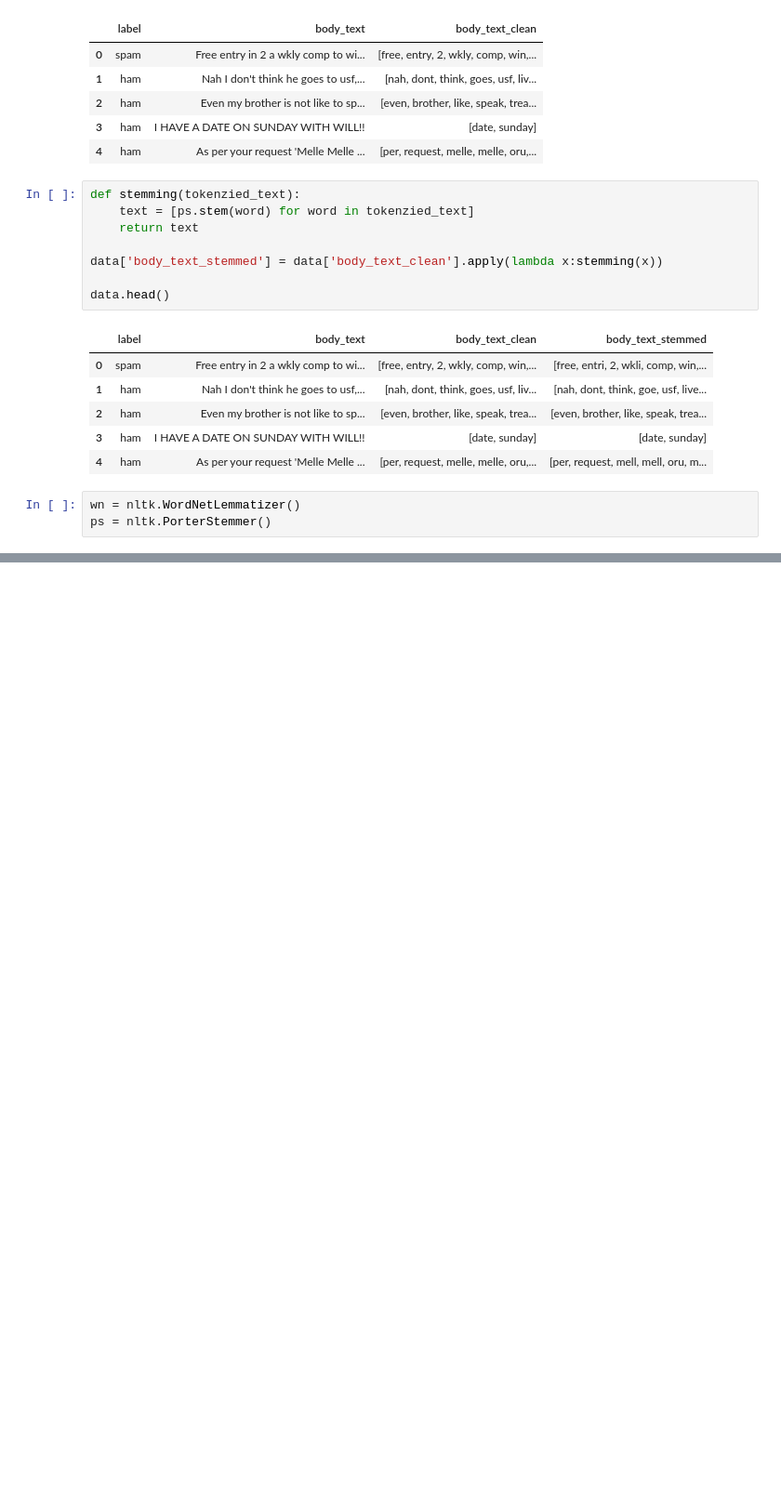
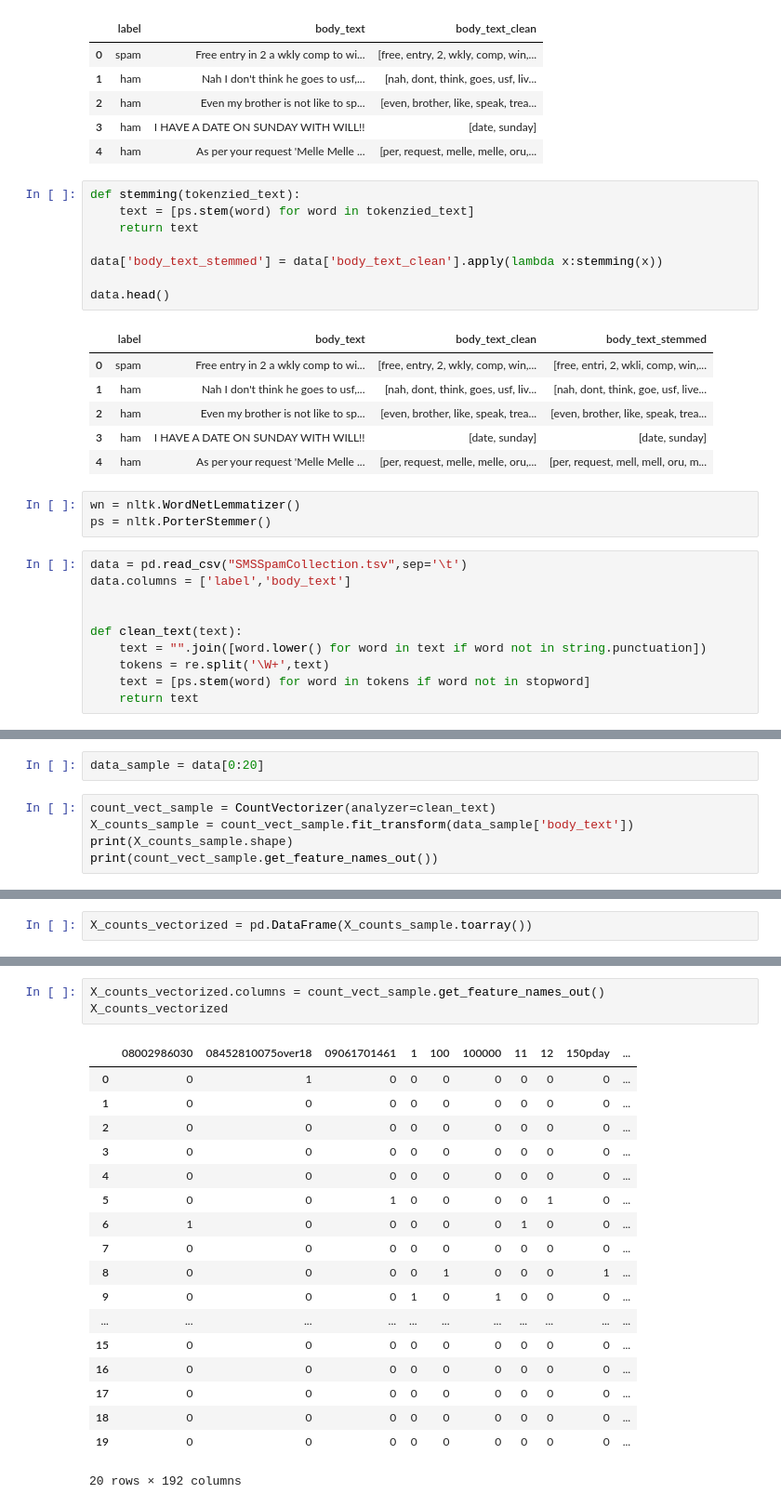
Before and after one commit to narayanacharyuluchitroju/NLP, a Jupyter notebook: ch1.ipynb, the cells around one changed output, grey strips where cells are left out. Shown: that part at 93% size. Drawn from its saved outputs; the diff is of its cells as text; blank space fills up the shorter version.

```diff
--- a/ch1.ipynb
+++ b/ch1.ipynb
@@ -311,3 +311,13 @@ data.head()
 # %%
 wn = nltk.WordNetLemmatizer()
 ps = nltk.PorterStemmer()
+# %%
+data = pd.read_csv("SMSSpamCollection.tsv",sep='\t')
+data.columns = ['label','body_text']
+
+
+def clean_text(text):
+    text = "".join([word.lower() for word in text if word not in string.punctuation])
+    tokens = re.split('\W+',text)
+    text = [ps.stem(word) for word in tokens if word not in stopword]
+    return text
@@ -313,0 +336,7 @@ ps = nltk.PorterStemmer()
+# %%
+data_sample = data[0:20]
+# %%
+count_vect_sample = CountVectorizer(analyzer=clean_text)
+X_counts_sample = count_vect_sample.fit_transform(data_sample['body_text'])
+print(X_counts_sample.shape)
+print(count_vect_sample.get_feature_names_out())
@@ -313,0 +361,2 @@ ps = nltk.PorterStemmer()
+# %%
+X_counts_vectorized = pd.DataFrame(X_counts_sample.toarray())
@@ -313,0 +373,22 @@ ps = nltk.PorterStemmer()
+# %%
+X_counts_vectorized.columns = count_vect_sample.get_feature_names_out()
+X_counts_vectorized
+# %% [output]
+|  | 08002986030 | 08452810075over18 | 09061701461 | 1 | 100 | 100000 | 11 | 12 | 150pday | ... |
+| 0 | 0 | 1 | 0 | 0 | 0 | 0 | 0 | 0 | 0 | ... |
+| 1 | 0 | 0 | 0 | 0 | 0 | 0 | 0 | 0 | 0 | ... |
+| 2 | 0 | 0 | 0 | 0 | 0 | 0 | 0 | 0 | 0 | ... |
+| 3 | 0 | 0 | 0 | 0 | 0 | 0 | 0 | 0 | 0 | ... |
+| 4 | 0 | 0 | 0 | 0 | 0 | 0 | 0 | 0 | 0 | ... |
+| 5 | 0 | 0 | 1 | 0 | 0 | 0 | 0 | 1 | 0 | ... |
+| 6 | 1 | 0 | 0 | 0 | 0 | 0 | 1 | 0 | 0 | ... |
+| 7 | 0 | 0 | 0 | 0 | 0 | 0 | 0 | 0 | 0 | ... |
+| 8 | 0 | 0 | 0 | 0 | 1 | 0 | 0 | 0 | 1 | ... |
+| 9 | 0 | 0 | 0 | 1 | 0 | 1 | 0 | 0 | 0 | ... |
+| ... | ... | ... | ... | ... | ... | ... | ... | ... | ... | ... |
+| 15 | 0 | 0 | 0 | 0 | 0 | 0 | 0 | 0 | 0 | ... |
+| 16 | 0 | 0 | 0 | 0 | 0 | 0 | 0 | 0 | 0 | ... |
+| 17 | 0 | 0 | 0 | 0 | 0 | 0 | 0 | 0 | 0 | ... |
+| 18 | 0 | 0 | 0 | 0 | 0 | 0 | 0 | 0 | 0 | ... |
+| 19 | 0 | 0 | 0 | 0 | 0 | 0 | 0 | 0 | 0 | ... |
+20 rows × 192 columns
```
Also changed, not shown: parts of 20 cells of this notebook, 1 other file.
